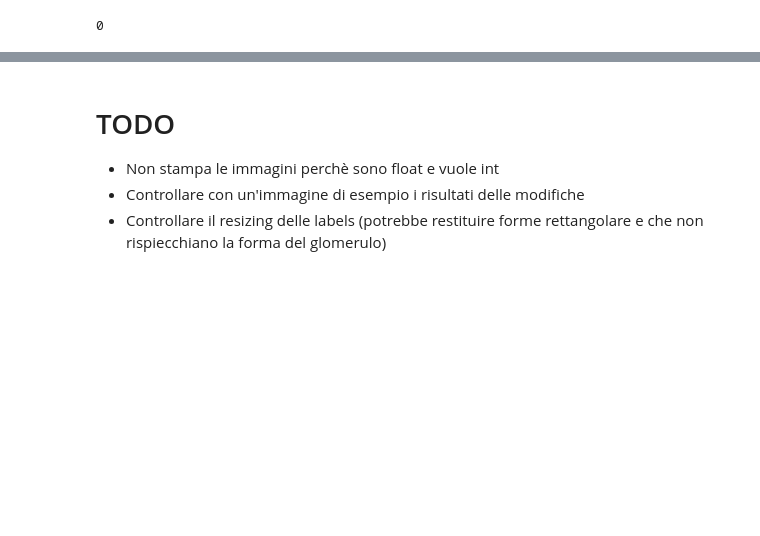
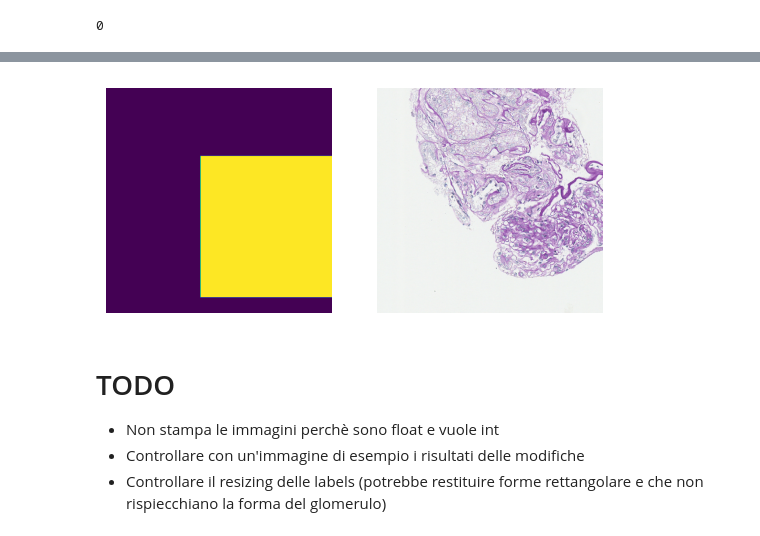
Before and after one commit to SofiaBelloni/glomeruli-detection, a Jupyter notebook: src/main.ipynb, the cells around one changed output, grey strips where cells are left out. Drawn from its saved outputs; the diff is of its cells as text; code cells hidden in the pictures; blank space fills up the shorter version.

Commit message:
Implemented data augmentation

```diff
--- a/src/main.ipynb
+++ b/src/main.ipynb
@@ -246,6 +310,13 @@ for i in range(100):
     index = random.randint(0, len(data))
     print(index)
     plt_image(data[index], labels[index])
+# %%
+data = np.load("../dataset/slides/dataset.npy")
+labels = np.load("../dataset/annotations/labels.npy")
+# %%
+plt_image_labels(data[743], labels[743])
+# %% [output]
+[figure, added]
 # %% [markdown]
 # TODO
 * Non stampa le immagini perchè sono float e vuole int
```
Also changed, not shown: parts of 21 cells of this notebook, 5 other files.
